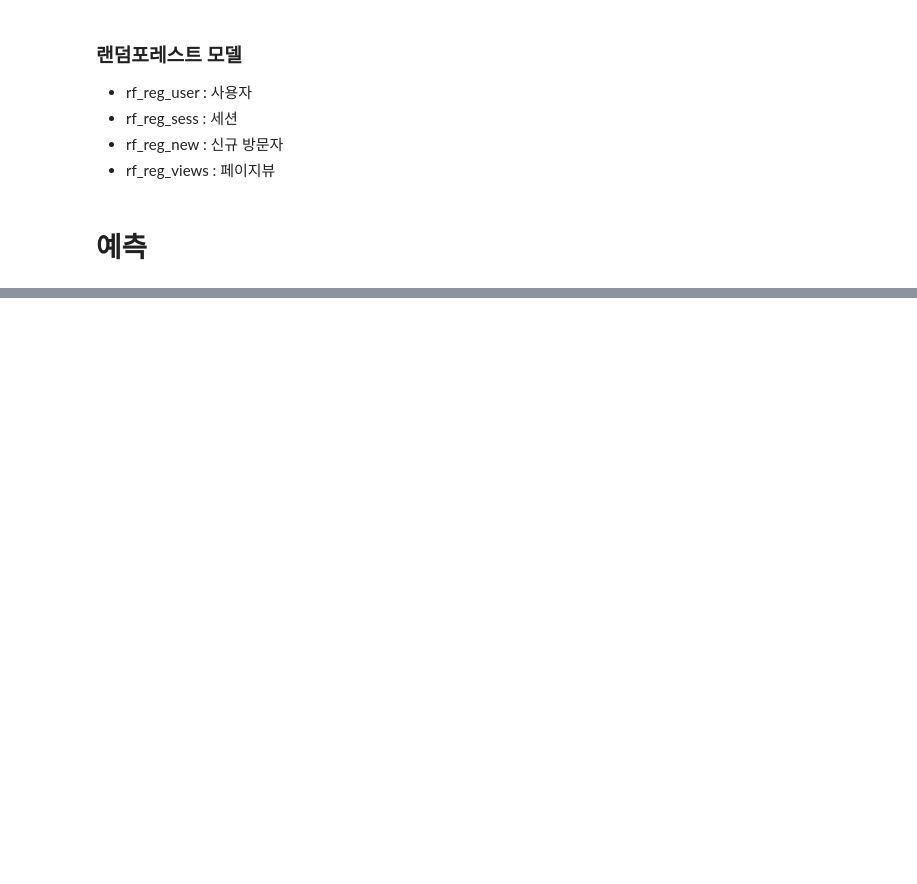
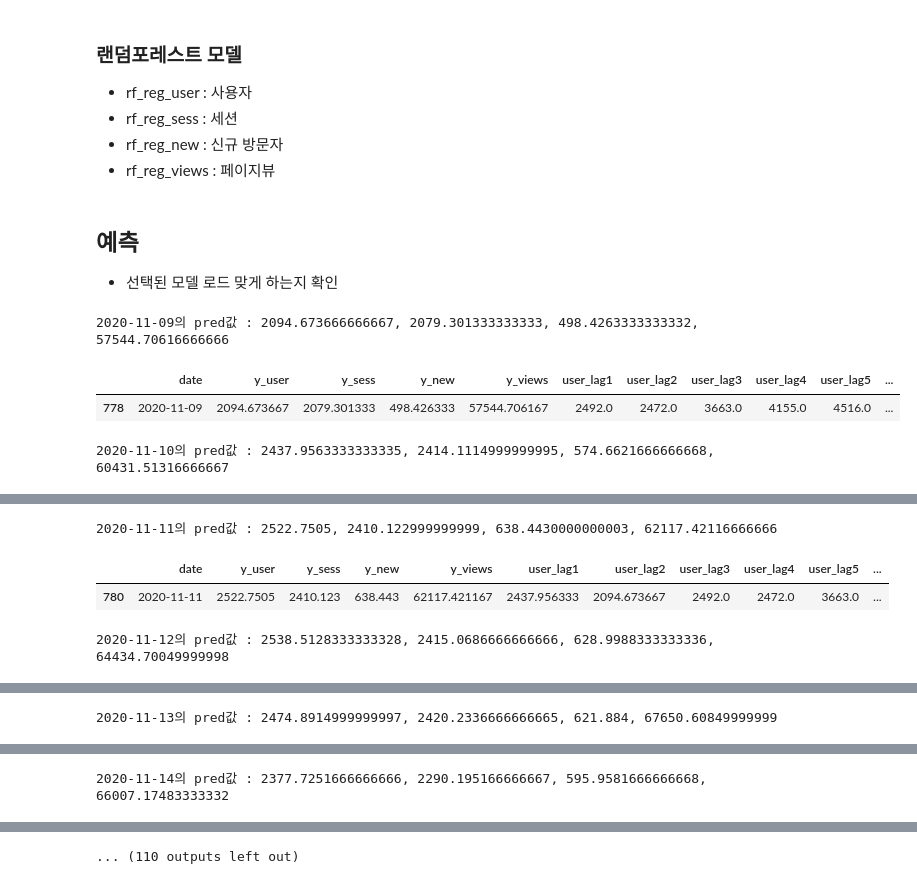
Before and after one commit to gam-bit/dc, a Jupyter notebook: Codes/[Modeling]03_ml_randomforest.ipynb, the cells around one changed output, grey strips where cells are left out. Drawn from its saved outputs; the diff is of its cells as text; code cells hidden in the pictures; blank space fills up the shorter version.

```diff
--- a/Codes/[Modeling]03_ml_randomforest.ipynb
+++ b/Codes/[Modeling]03_ml_randomforest.ipynb
@@ -270,5 +360,7 @@ fig.show();
 - rf_reg_sess : 세션
 - rf_reg_new : 신규 방문자
 - rf_reg_views : 페이지뷰
-# %% [markdown]
-# 예측
+# %% [markdown]
+## 예측
+
+- 선택된 모델 로드 맞게 하는지 확인
@@ -297,31 +395,36 @@ for day in pd.date_range('2020-11-09', '2021-01-08').astype(str).tolist():
     for i in cols:
         yname = 'y_' + i
 
     # lag 변수에 값 추가
         for j in range(1, 15):
             lag_day = datetime.datetime.strptime(day, '%Y-%m-%d') - datetime.timedelta(j)
             val_lst.append(df_for_sub.loc[df_for_sub['date']==lag_day, yname].values[0])
     # print(lag_day, val_lst)
 
     # lag 변수의 평균, 표준편차
     for i in range(4):
         start_idx = i * 14
         last_idx = (i+1) * 14
 
         mean = np.mean(val_lst[start_idx:last_idx])
         std = np.std(val_lst[start_idx:last_idx])
 
         val_lst += [mean, std]
 
     df_for_sub.loc[df_for_sub['date']==day, df_for_sub.columns[5:-2]] = val_lst
 
     X = df_for_sub[df_for_sub['date']==day].iloc[:, 5:].values
     y_pred_user = rf_reg_user.predict(X)[0]
     y_pred_sess = rf_reg_sess.predict(X)[0]
     y_pred_new = rf_reg_new.predict(X)[0]
     y_pred_views = rf_reg_views.predict(X)[0]
 
-    print(X)
     print(f"{day}의 pred값 : {y_pred_user}, {y_pred_sess}, {y_pred_new}, {y_pred_views}")
     # 예측한 값을 현재의 y열에 추가
     df_for_sub.loc[df_for_sub['date']==day, df_for_sub.columns[1:5]] = [y_pred_user, y_pred_sess, y_pred_new, y_pred_views]
+    display(df_for_sub.loc[df_for_sub['date']==day, :])
+# %% [output]
+2020-11-09의 pred값 : 2094.673666666667, 2079.301333333333, 498.4263333333332, 57544.70616666666
+|  | date | y_user | y_sess | y_new | y_views | user_lag1 | user_lag2 | user_lag3 | user_lag4 | user_lag5 | ... |
+| 778 | 2020-11-09 | 2094.673667 | 2079.301333 | 498.426333 | 57544.706167 | 2492.0 | 2472.0 | 3663.0 | 4155.0 | 4516.0 | ... |
+2020-11-10의 pred값 : 2437.9563333333335, 2414.1114999999995, 574.6621666666668, 60431.51316666667
@@ -327,0 +433,4 @@ for day in pd.date_range('2020-11-09', '2021-01-08').astype(str).tolist():
+2020-11-11의 pred값 : 2522.7505, 2410.122999999999, 638.4430000000003, 62117.42116666666
+|  | date | y_user | y_sess | y_new | y_views | user_lag1 | user_lag2 | user_lag3 | user_lag4 | user_lag5 | ... |
+| 780 | 2020-11-11 | 2522.7505 | 2410.123 | 638.443 | 62117.421167 | 2437.956333 | 2094.673667 | 2492.0 | 2472.0 | 3663.0 | ... |
+2020-11-12의 pred값 : 2538.5128333333328, 2415.0686666666666, 628.9988333333336, 64434.70049999998
@@ -327,0 +439 @@ for day in pd.date_range('2020-11-09', '2021-01-08').astype(str).tolist():
+2020-11-13의 pred값 : 2474.8914999999997, 2420.2336666666665, 621.884, 67650.60849999999
@@ -327,0 +442 @@ for day in pd.date_range('2020-11-09', '2021-01-08').astype(str).tolist():
+2020-11-14의 pred값 : 2377.7251666666666, 2290.195166666667, 595.9581666666668, 66007.17483333332
@@ -328,3 +445,4 @@ for day in pd.date_range('2020-11-09', '2021-01-08').astype(str).tolist():
+... (110 outputs left out)
 # %%
 sub = df_for_sub.loc[df_for_sub['date'].apply(lambda x: x in pd.date_range('2020-11-09', '2021-01-08')), df_for_sub.columns[:5]].reset_index(drop=True)
 sub.columns = submission_raw.columns
```
Also changed, not shown: parts of 40 cells of this notebook.
